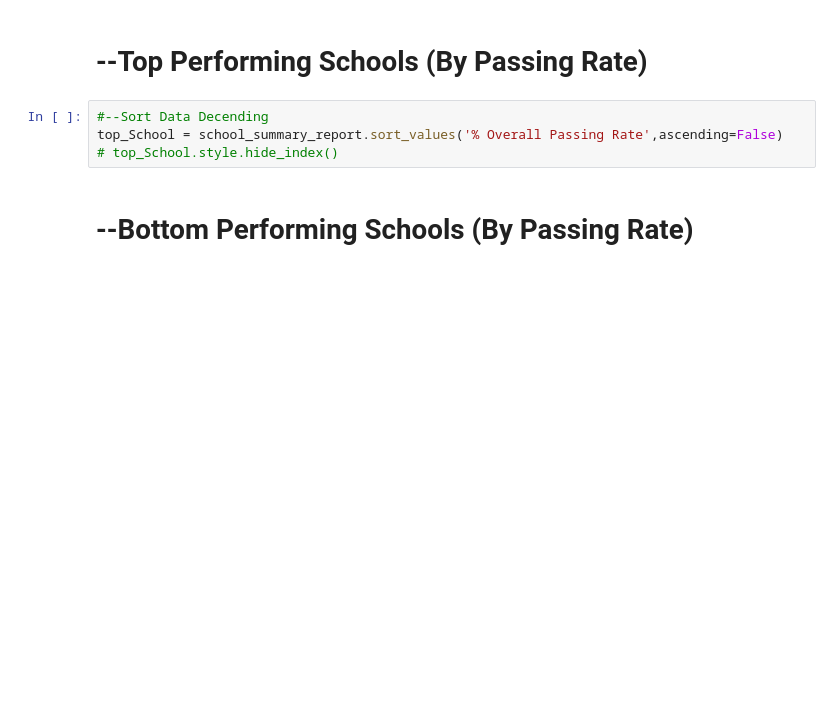
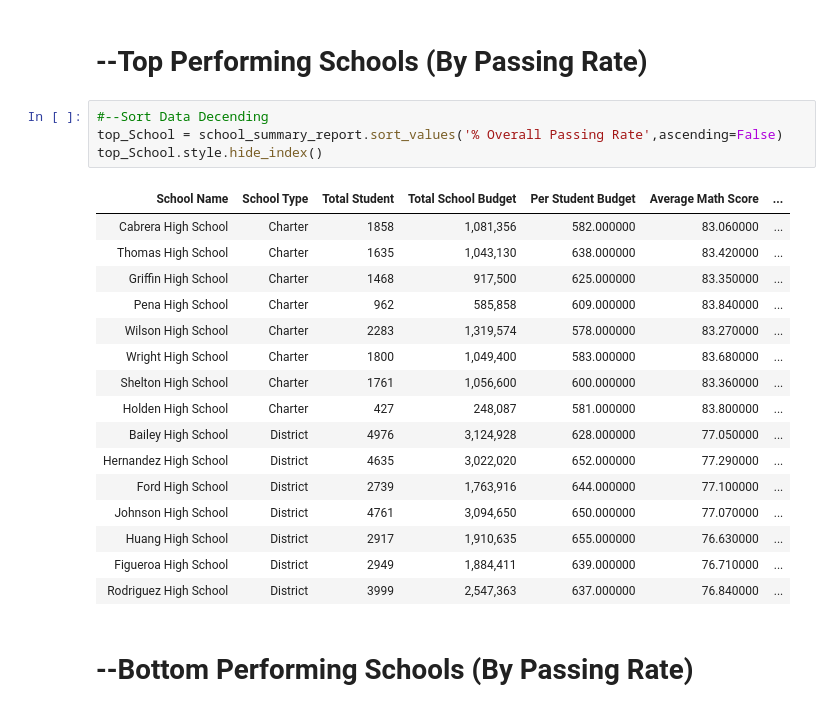
Before and after one commit to PanaratDuke/pandas-challenge, a Jupyter notebook: PyCitySchools.ipynb, the cells around one changed output. Cells and saved outputs as stored; diff of their text form; blank space fills up the shorter version.

```diff
--- a/PyCitySchools.ipynb
+++ b/PyCitySchools.ipynb
@@ -247,7 +248,24 @@ school_summary_report.to_excel("SchoolSumRpt.xlsx")
 # %%
 #--Sort Data Decending
 top_School = school_summary_report.sort_values('% Overall Passing Rate',ascending=False)
-# top_School.style.hide_index()
+top_School.style.hide_index()
+# %% [output]
+| School Name | School Type | Total Student | Total School Budget | Per Student Budget | Average Math Score | ... |
+| Cabrera High School | Charter | 1858 | 1,081,356 | 582.000000 | 83.060000 | ... |
+| Thomas High School | Charter | 1635 | 1,043,130 | 638.000000 | 83.420000 | ... |
+| Griffin High School | Charter | 1468 | 917,500 | 625.000000 | 83.350000 | ... |
+| Pena High School | Charter | 962 | 585,858 | 609.000000 | 83.840000 | ... |
+| Wilson High School | Charter | 2283 | 1,319,574 | 578.000000 | 83.270000 | ... |
+| Wright High School | Charter | 1800 | 1,049,400 | 583.000000 | 83.680000 | ... |
+| Shelton High School | Charter | 1761 | 1,056,600 | 600.000000 | 83.360000 | ... |
+| Holden High School | Charter | 427 | 248,087 | 581.000000 | 83.800000 | ... |
+| Bailey High School | District | 4976 | 3,124,928 | 628.000000 | 77.050000 | ... |
+| Hernandez High School | District | 4635 | 3,022,020 | 652.000000 | 77.290000 | ... |
+| Ford High School | District | 2739 | 1,763,916 | 644.000000 | 77.100000 | ... |
+| Johnson High School | District | 4761 | 3,094,650 | 650.000000 | 77.070000 | ... |
+| Huang High School | District | 2917 | 1,910,635 | 655.000000 | 76.630000 | ... |
+| Figueroa High School | District | 2949 | 1,884,411 | 639.000000 | 76.710000 | ... |
+| Rodriguez High School | District | 3999 | 2,547,363 | 637.000000 | 76.840000 | ... |
 # %% [markdown]
 # --Bottom Performing Schools (By Passing Rate)
 # %%
```
Also changed, not shown: parts of 2 cells of this notebook, 8 other files.
